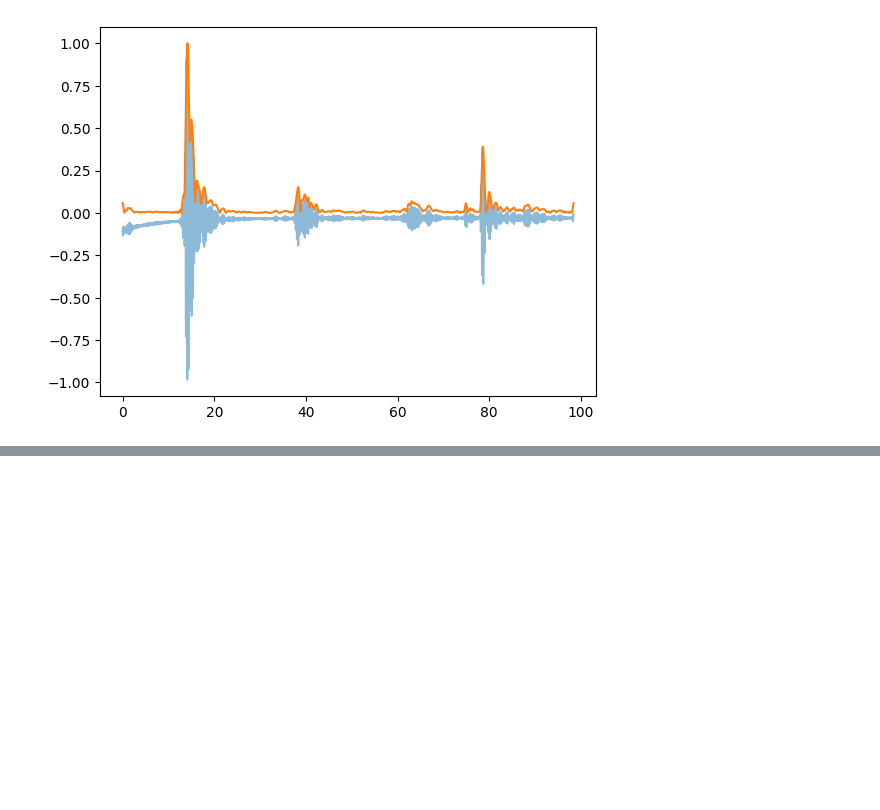
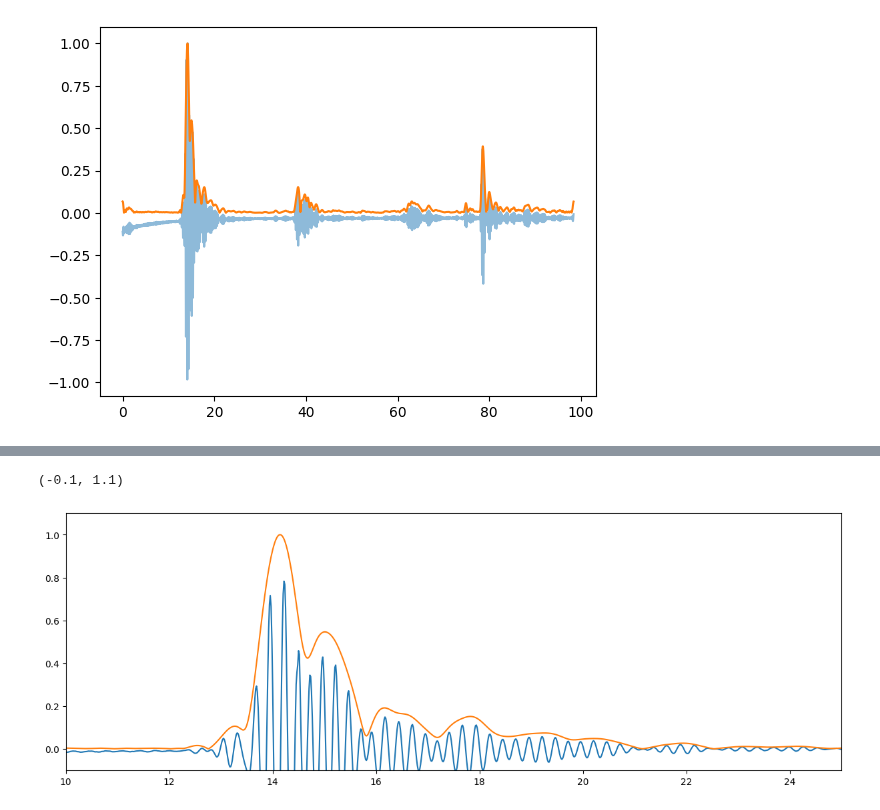
Before and after one commit to kelu124/un0rick, a Jupyter notebook: IQ/0.sample.ipynb, the cells around one changed output, grey strips where cells are left out. Drawn from its saved outputs; the diff is of its cells as text; code cells hidden in the pictures; blank space fills up the shorter version.

```diff
--- a/IQ/0.sample.ipynb
+++ b/IQ/0.sample.ipynb
@@ -65,0 +82,13 @@ plt.plot(T,np.array(H)/np.max(H))
+# %%
+plt.figure(figsize=(15, 5))
+
+rS = low_pass_filter(S, 20, 64) - np.mean(S)
+
+plt.plot(T,rS)
+plt.plot(T,np.array(H)/np.max(H))
+
+plt.xlim(10, 25)
+plt.ylim(-0.1, 1.1)
+# %% [output]
+(-0.1, 1.1)
+[figure, added]
```
Also changed, not shown: parts of 6 cells of this notebook.
